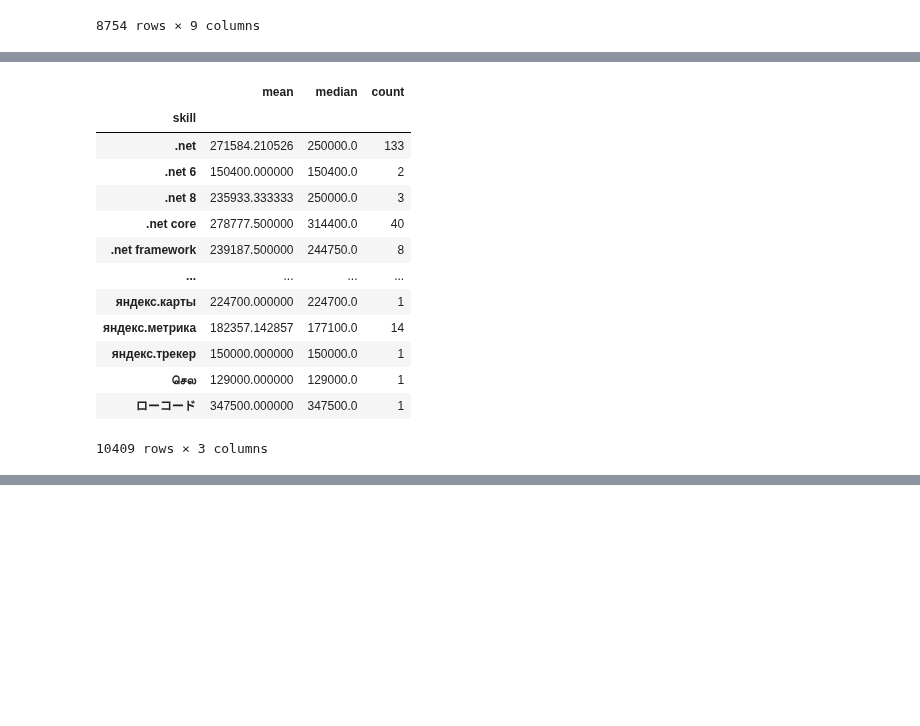
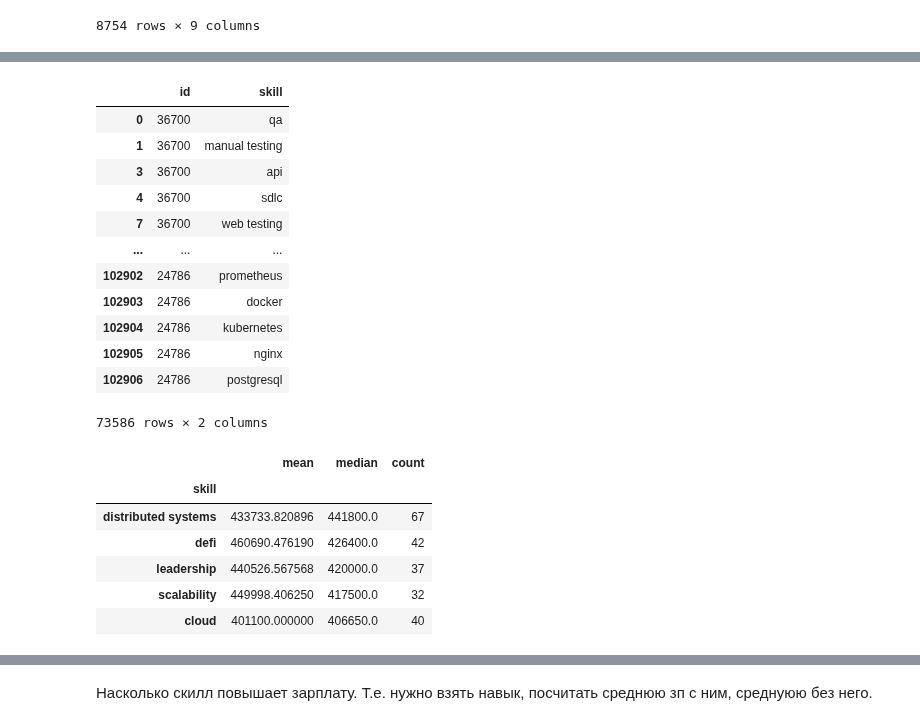
Before and after one commit to kmvitik/smadimo_group_project_2_scraping_api, a Jupyter notebook: hirehi/hirehi_eda.ipynb, the cells around one changed output, grey strips where cells are left out. Cells and saved outputs as stored; diff of their text form; code cells hidden in the pictures; blank space fills up the shorter version.

Commit message:
added some data processing

```diff
--- a/hirehi/hirehi_eda.ipynb
+++ b/hirehi/hirehi_eda.ipynb
@@ -272,0 +269,3 @@ Name: count, dtype: int64
+# %%
+top_skills = data_skills['skill'].value_counts().head(600).index
+top_skills
@@ -273,26 +280,37 @@ Name: count, dtype: int64
+# %%
+top_exp = data_skills[data_skills['skill'].isin(top_skills)]
+top_exp
+# %% [output]
+|  | id | skill |
+| 0 | 36700 | qa |
+| 1 | 36700 | manual testing |
+| 3 | 36700 | api |
+| 4 | 36700 | sdlc |
+| 7 | 36700 | web testing |
+| ... | ... | ... |
+| 102902 | 24786 | prometheus |
+| 102903 | 24786 | docker |
+| 102904 | 24786 | kubernetes |
+| 102905 | 24786 | nginx |
+| 102906 | 24786 | postgresql |
+73586 rows × 2 columns
 # %%
 skill_salary = pd.merge(
-    left=data_skills,
+    left=top_exp,
     right=data_processed,
     on='id'
 )[['skill', 'salary']]
 skill_salary_grouped = skill_salary.groupby('skill')['salary'].agg(['mean', 'median', 'count'])
-skill_salary_grouped
+skill_salary_grouped = skill_salary_grouped.sort_values(['median', 'mean'], ascending=False)
+skill_salary_grouped.head(top_n)
 # %% [output]
 |  | mean | median | count |
 | skill |  |  |  |
-| .net | 271584.210526 | 250000.0 | 133 |
-| .net 6 | 150400.000000 | 150400.0 | 2 |
-| .net 8 | 235933.333333 | 250000.0 | 3 |
-| .net core | 278777.500000 | 314400.0 | 40 |
-| .net framework | 239187.500000 | 244750.0 | 8 |
-| ... | ... | ... | ... |
-| яндекс.карты | 224700.000000 | 224700.0 | 1 |
-| яндекс.метрика | 182357.142857 | 177100.0 | 14 |
-| яндекс.трекер | 150000.000000 | 150000.0 | 1 |
-| செல | 129000.000000 | 129000.0 | 1 |
-| ローコード | 347500.000000 | 347500.0 | 1 |
+| distributed systems | 433733.820896 | 441800.0 | 67 |
+| defi | 460690.476190 | 426400.0 | 42 |
+| leadership | 440526.567568 | 420000.0 | 37 |
+| scalability | 449998.406250 | 417500.0 | 32 |
+| cloud | 401100.000000 | 406650.0 | 40 |
-10409 rows × 3 columns
 # %%
 data_processed
 # %% [output]
@@ -309,3 +327,5 @@ data_processed
 | 8752 | 24787 | Системный Аналитик | analytics | iStaff-IT | senior | 242500 | https://hirehi.ru/analytics/siste... | удалённо | РФ |
 | 8753 | 24786 | DevOps engineer | devops | iStaff-IT | senior | 244000 | https://hirehi.ru/devops/devops-e... | удалённо | РФ |
 8754 rows × 9 columns
+# %% [markdown]
+Насколько скилл повышает зарплату. Т.е. нужно взять навык, посчитать среднюю зп с ним, среднуюю без него.
```
Also changed, not shown: parts of 5 cells of this notebook.
